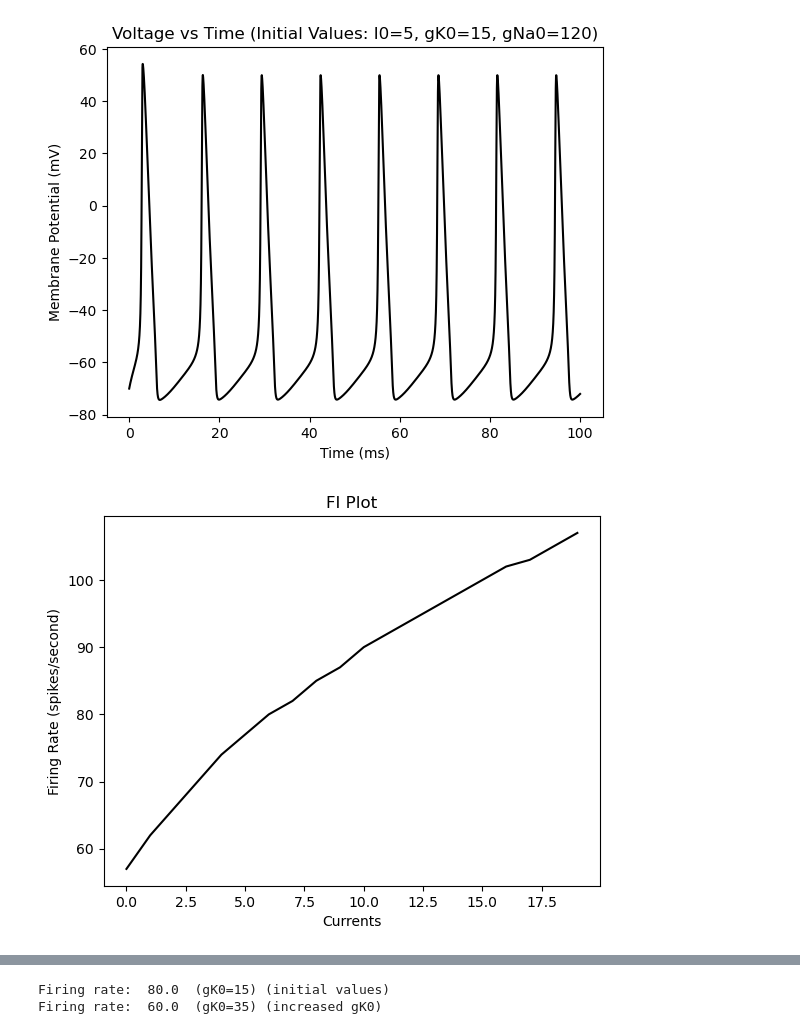
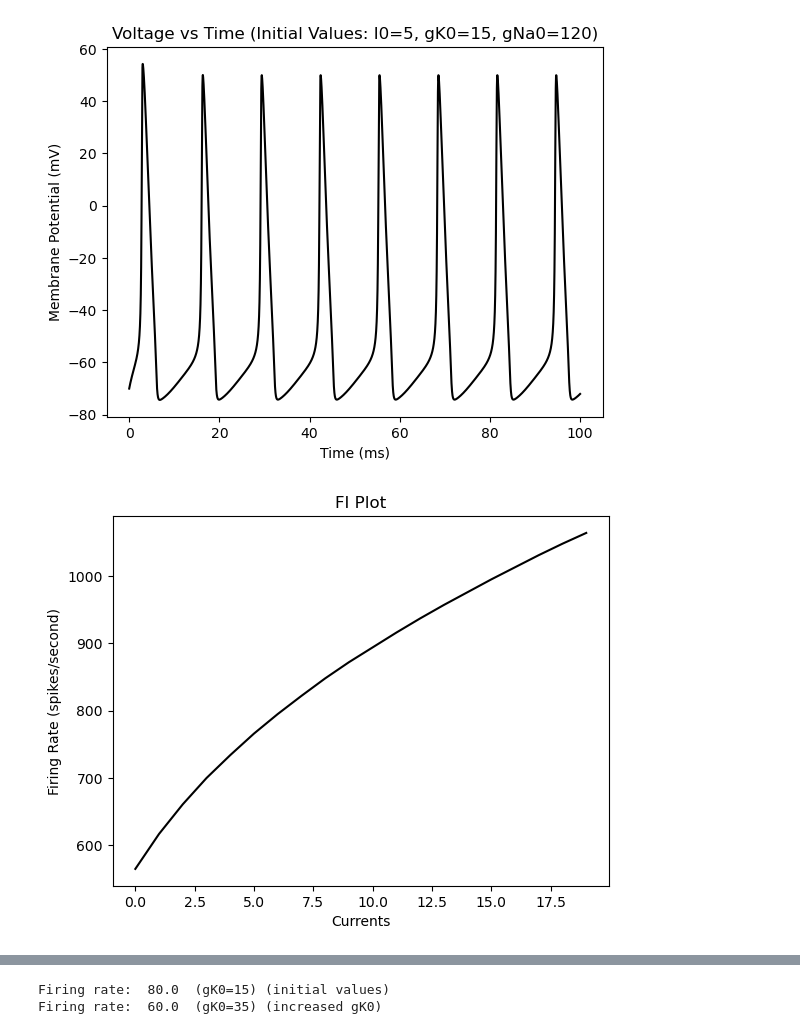
Before and after one commit to brittahn/CASMA665, a Jupyter notebook: Homeworks/AhnB_HW2-HH_CASMA665_F2024.ipynb, the cells around one changed output, grey strips where cells are left out. Drawn from its saved outputs; the diff is of its cells as text; code cells hidden in the pictures.

```diff
--- a/Homeworks/AhnB_HW2-HH_CASMA665_F2024.ipynb
+++ b/Homeworks/AhnB_HW2-HH_CASMA665_F2024.ipynb
@@ -432,25 +445,25 @@ Firing rate:  80.0  (initial  vals I0=5, gK0=15, gNa0=120)
 # %%
 # Initialize arrays of currents, firing rates
 arr_I = []
 arr_frates = []
-T0 = 1000
+T0 = 10000
 
 for i in range(0,20):
     arr_I.append(i)
 
 # Recursively call the HH_firingrate(I0,T0) function.
 for i in arr_I:
     arr_frates.append((HH_firingrate(i,T0,15,120)[0])/10)
     # print(arr_frates)
 
 plt.figure()
 plt.title("FI Plot")
 plt.xlabel("Currents")
 plt.ylabel("Firing Rate (spikes/second)")
 plt.plot(arr_I, arr_frates, 'black')
 plt.show()
 # %% [output]
-[figure, old version]
+[figure, new version]
 # %% [markdown]
 ___
 
```
Also changed, not shown: parts of 13 cells of this notebook.
